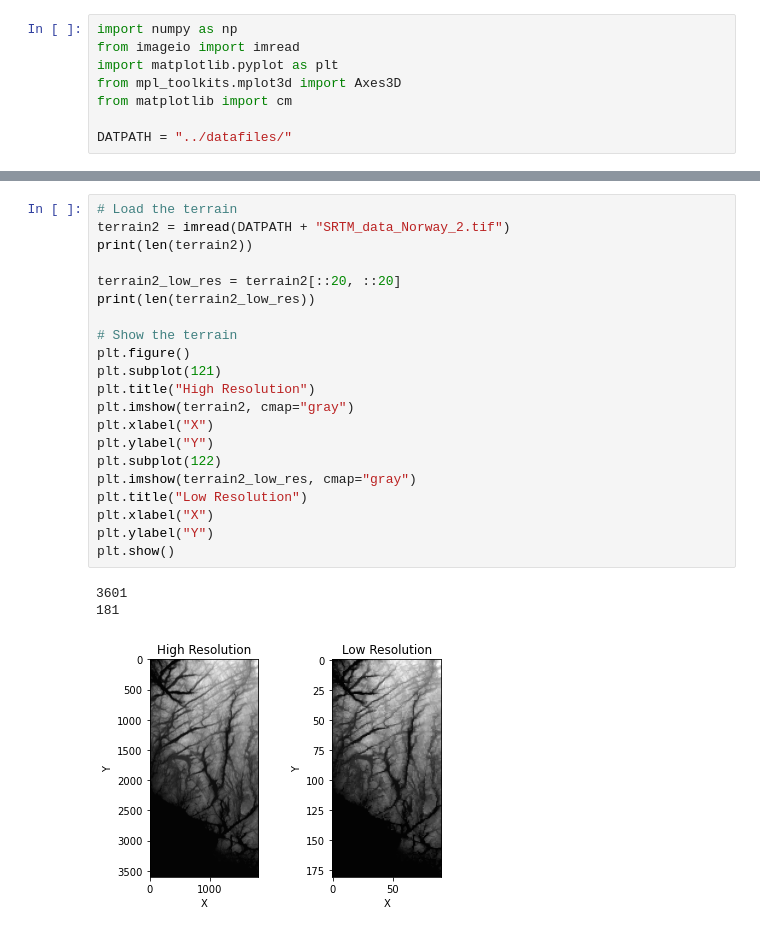
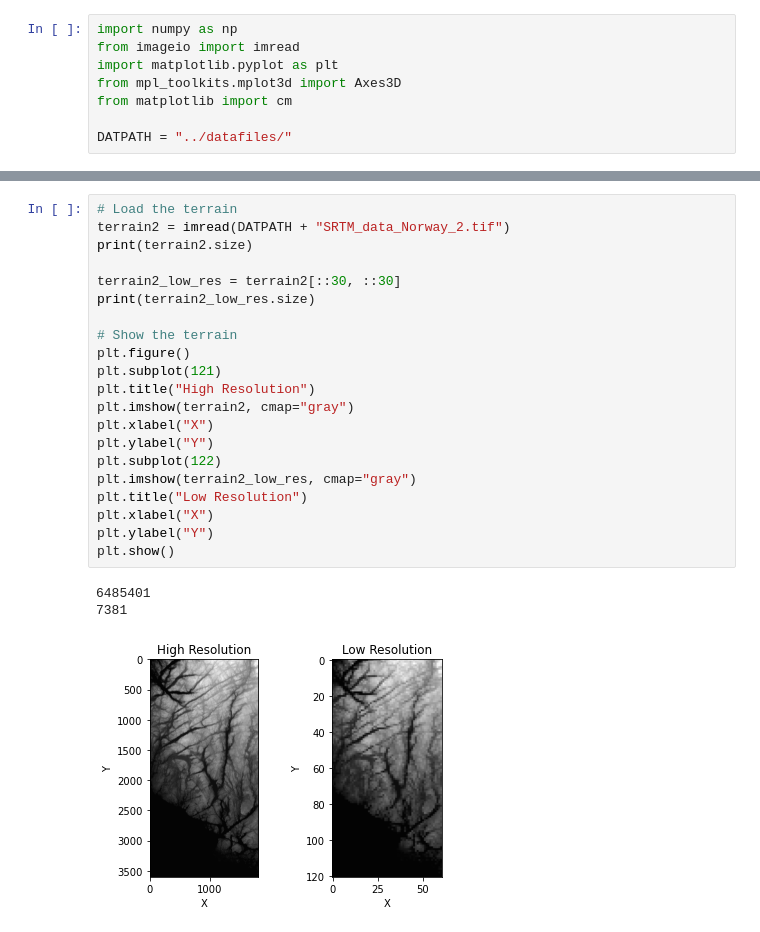
Before and after one commit to nicholaskarlsen/FYS-STK4155, a Jupyter notebook: project_1/notebooks/Untitled1.ipynb, the cells around one changed output, grey strips where cells are left out. Saved outputs shown, nothing was run; the diff lists cells and outputs as text.

```diff
--- a/project_1/notebooks/Untitled1.ipynb
+++ b/project_1/notebooks/Untitled1.ipynb
@@ -34,25 +34,25 @@ plt.show()
 # %%
 # Load the terrain
 terrain2 = imread(DATPATH + "SRTM_data_Norway_2.tif")
-print(len(terrain2))
+print(terrain2.size)
 
-terrain2_low_res = terrain2[::20, ::20]
-print(len(terrain2_low_res))
+terrain2_low_res = terrain2[::30, ::30]
+print(terrain2_low_res.size)
 
 # Show the terrain
 plt.figure()
 plt.subplot(121)
 plt.title("High Resolution")
 plt.imshow(terrain2, cmap="gray")
 plt.xlabel("X")
 plt.ylabel("Y")
 plt.subplot(122)
 plt.imshow(terrain2_low_res, cmap="gray")
 plt.title("Low Resolution")
 plt.xlabel("X")
 plt.ylabel("Y")
 plt.show()
 # %% [output]
-3601
-181
+6485401
+7381
-[figure, old version]
+[figure, new version]
```
Also changed, not shown: parts of 1 cell of this notebook, 7 other files.
